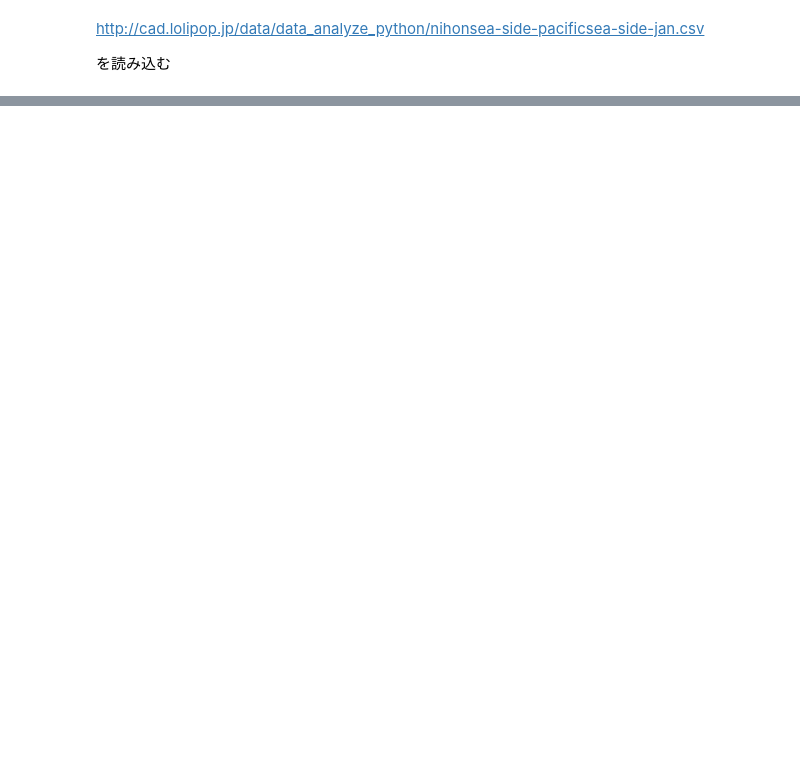
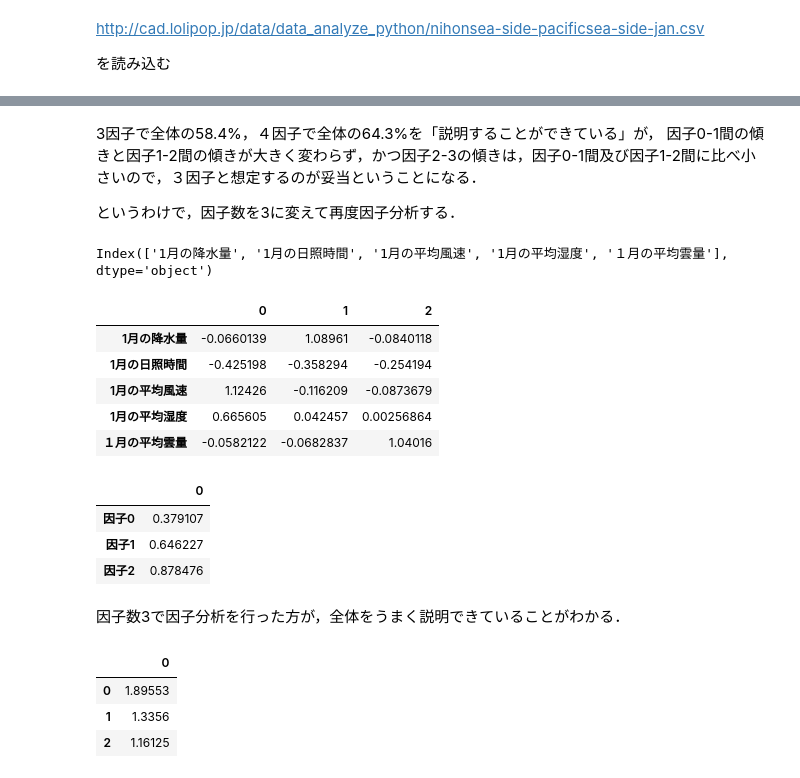
Before and after one commit to daichi-a/PythonDataAnalyzeClassMaterial, a Jupyter notebook: FactorAnalysis_NihonSeaPacificSea.ipynb, the cells around one changed output, grey strips where cells are left out. Drawn from its saved outputs; the diff is of its cells as text; code cells hidden in the pictures; blank space fills up the shorter version.

```diff
--- a/FactorAnalysis_NihonSeaPacificSea.ipynb
+++ b/FactorAnalysis_NihonSeaPacificSea.ipynb
@@ -194,0 +207,54 @@ plt.show()
+# %% [markdown]
+3因子で全体の58.4%，４因子で全体の64.3%を「説明することができている」が，
+因子0-1間の傾きと因子1-2間の傾きが大きく変わらず，かつ因子2-3の傾きは，因子0-1間及び因子1-2間に比べ小さいので，３因子と想定するのが妥当ということになる．
+
+というわけで，因子数を3に変えて再度因子分析する．
+# %%
+n_factors=3
+
+fa_model = FactorAnalyzer(n_factors=n_factors, method='ml', rotation='promax', impute='drop')
+fa_model.fit(df_sea_side_city.iloc[:, 2:])
+
+# わかりやすく列名を，元のデータフレームから持ってきて挿入する
+# 0列目はラベルなので，1列目から
+columns_name_array = df_sea_side_city.columns[2:]
+print(columns_name_array)
+# 行名(index)として，この配列を用いて，DataFrameを作る
+df_result = pd.DataFrame(fa_model.loadings_, index=columns_name_array)
+
+# 因子負荷量の行列を色分けして表示
+cm = sns.light_palette('red', as_cmap=True)
+# セルの最後に実行すること．df.head()と同じく，printしても色分けされない
+df_result.style.background_gradient(cmap=cm)
+# %% [output]
+Index(['1月の降水量', '1月の日照時間', '1月の平均風速', '1月の平均湿度', '１月の平均雲量'], dtype='object')
+|  | 0 | 1 | 2 |
+| 1月の降水量 | -0.0660139 | 1.08961 | -0.0840118 |
+| 1月の日照時間 | -0.425198 | -0.358294 | -0.254194 |
+| 1月の平均風速 | 1.12426 | -0.116209 | -0.0873679 |
+| 1月の平均湿度 | 0.665605 | 0.042457 | 0.00256864 |
+| １月の平均雲量 | -0.0582122 | -0.0682837 | 1.04016 |
+# %%
+# 因子数3での累積寄与率
+factor_index = list([])
+for i in range(n_factors):
+  factor_index.append('因子' + str(i))
+df_cumulative_variance = pd.DataFrame(fa_model.get_factor_variance()[2], index=factor_index)
+df_cumulative_variance.style.background_gradient(cmap=cm)
+# %% [output]
+|  | 0 |
+| 因子0 | 0.379107 |
+| 因子1 | 0.646227 |
+| 因子2 | 0.878476 |
+# %% [markdown]
+因子数3で因子分析を行った方が，全体をうまく説明できていることがわかる．
+# %%
+# 各因子の分散
+df_factor_varience = pd.DataFrame(fa_model.get_factor_variance()[0])
+cm = sns.light_palette('red', as_cmap=True)
+df_factor_varience.style.background_gradient(cmap=cm)
+# %% [output]
+|  | 0 |
+| 0 | 1.89553 |
+| 1 | 1.3356 |
+| 2 | 1.16125 |
```
Also changed, not shown: parts of 18 cells of this notebook.
